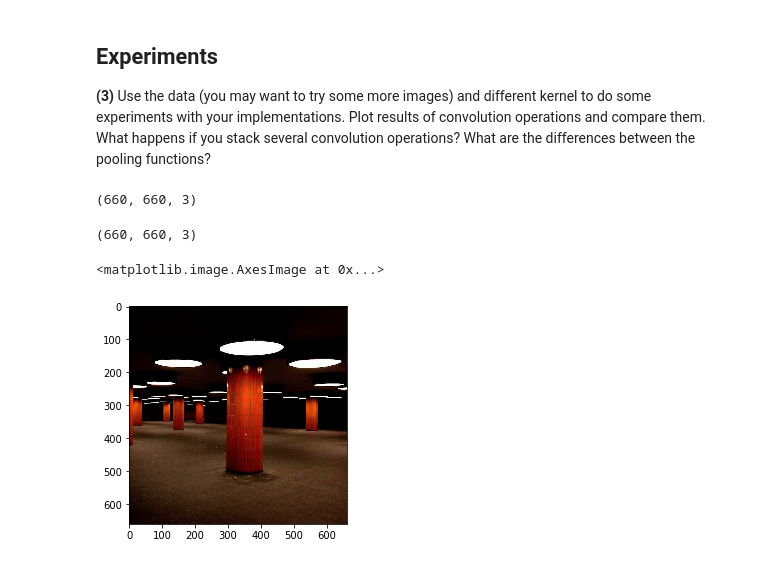
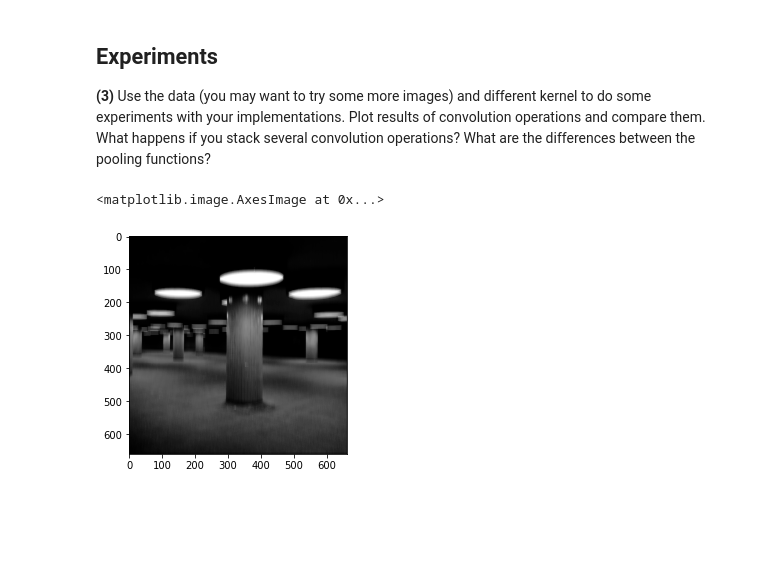
Before and after one commit to christophstach/deep-learning-ubiquitous-tribble, a Jupyter notebook: 1163050_uebung_03/convolution_pooling.ipynb, the cells around one changed output. Saved outputs shown, nothing was run; the diff lists cells and outputs as text; code cells hidden in the pictures; blank space fills up the shorter version.

Commit message:
add convolution and some kernels for 2d images

```diff
--- a/1163050_uebung_03/convolution_pooling.ipynb
+++ b/1163050_uebung_03/convolution_pooling.ipynb
@@ -34,7 +34,7 @@ For the exercise i used the 'Photo of the Day' (6.6.2018) from Unsplash.com by A
 # Open an image
 img = Image.open('pics/berlin_adrian-trinkaus.jpg')
 # Convert it to greyscale and RGB
-img_gry = img.convert('L')
+ = img.convert('L')
 img_rgb = img.convert('RGB')
 
 # Create a numpy array with dimensions (height, width, channel)
@@ -163,7 +244,3 @@ class Pooling():
 ## Experiments
 **(3)**
 Use the data (you may want to try some more images) and different kernel to do some experiments with your implementations. Plot results of convolution operations and compare them. What happens if you stack several convolution operations? What are the differences between the pooling functions?
-# %%
-print(img_rgb.shape)
-# %% [output]
-(660, 660, 3)
@@ -172,9 +247,12 @@ conv1 = Conv(image_dim=img_rgb.shape, kernel=Kernels().blur(), stride=1, padding
-# %%
-img_rgb = conv1.forward(img_rgb)
-# %%
-print(img_rgb.shape)
-plt.imshow(img_rgb)
-# %% [output]
-(660, 660, 3)
-<matplotlib.image.AxesImage at 0x...>
-[figure, removed]
+# %%
+conv1 = Conv(image_dim=img_rgb.shape, kernel=Kernels().gauss_2d, stride=1, padding=True, verbose=True)
+conv2 = Conv(image_dim=img_gry.shape, kernel=Kernels().sobel_2d, stride=1, padding=True, verbose=True)
+conv3 = Conv(image_dim=img_gry.shape, kernel=Kernels().edge_detector_2d, stride=1, padding=True, verbose=True)
+conv4 = Conv(image_dim=img_gry.shape, kernel=Kernels().identity_2d, stride=1, padding=True, verbose=True)
+conv5 = Conv(image_dim=img_gry.shape, kernel=Kernels().sharpen_2d, stride=1, padding=True, verbose=True)
+conv6 = Conv(image_dim=img_gry.shape, kernel=Kernels().emboss_2d, stride=1, padding=True, verbose=True)
+# %%
+plt.imshow(conv1.forward(img_gry),  cmap="Greys_r")
+# %% [output]
+<matplotlib.image.AxesImage at 0x...>
+[figure, added]
```
Also changed, not shown: parts of 8 cells of this notebook, 8 other files.
